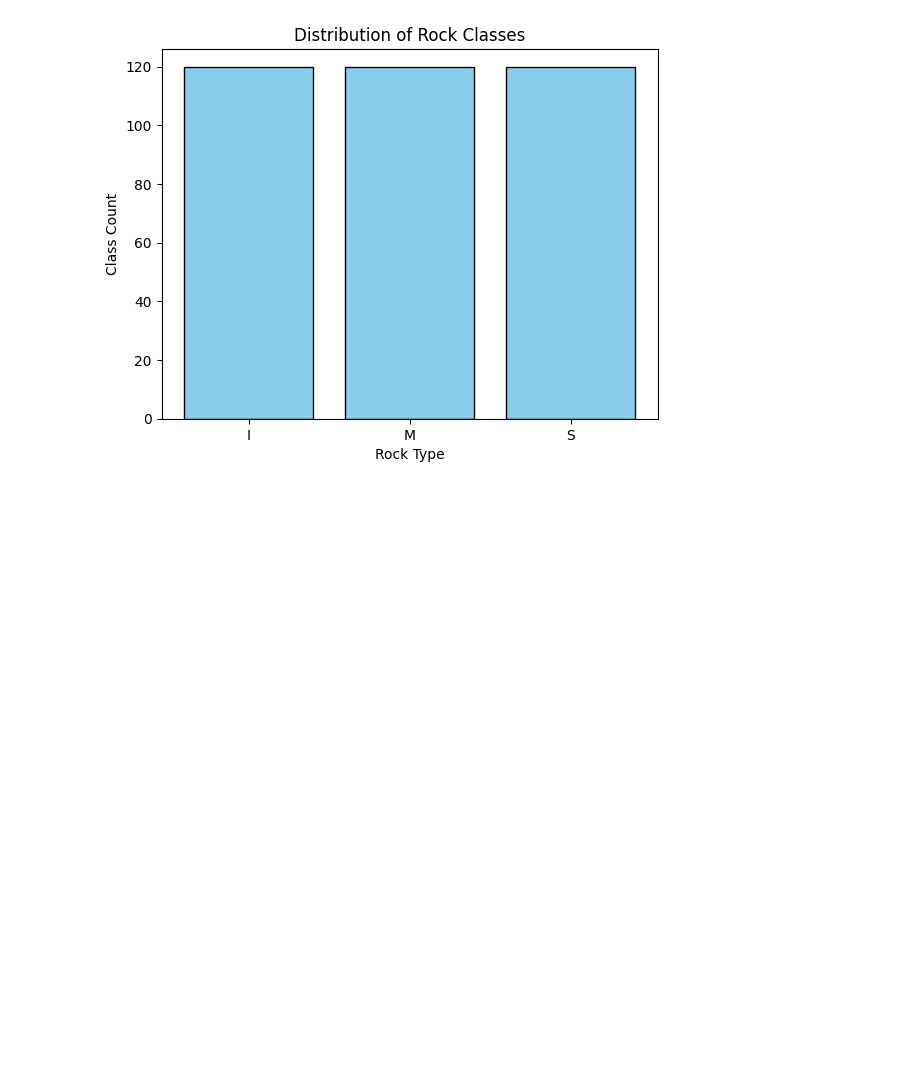
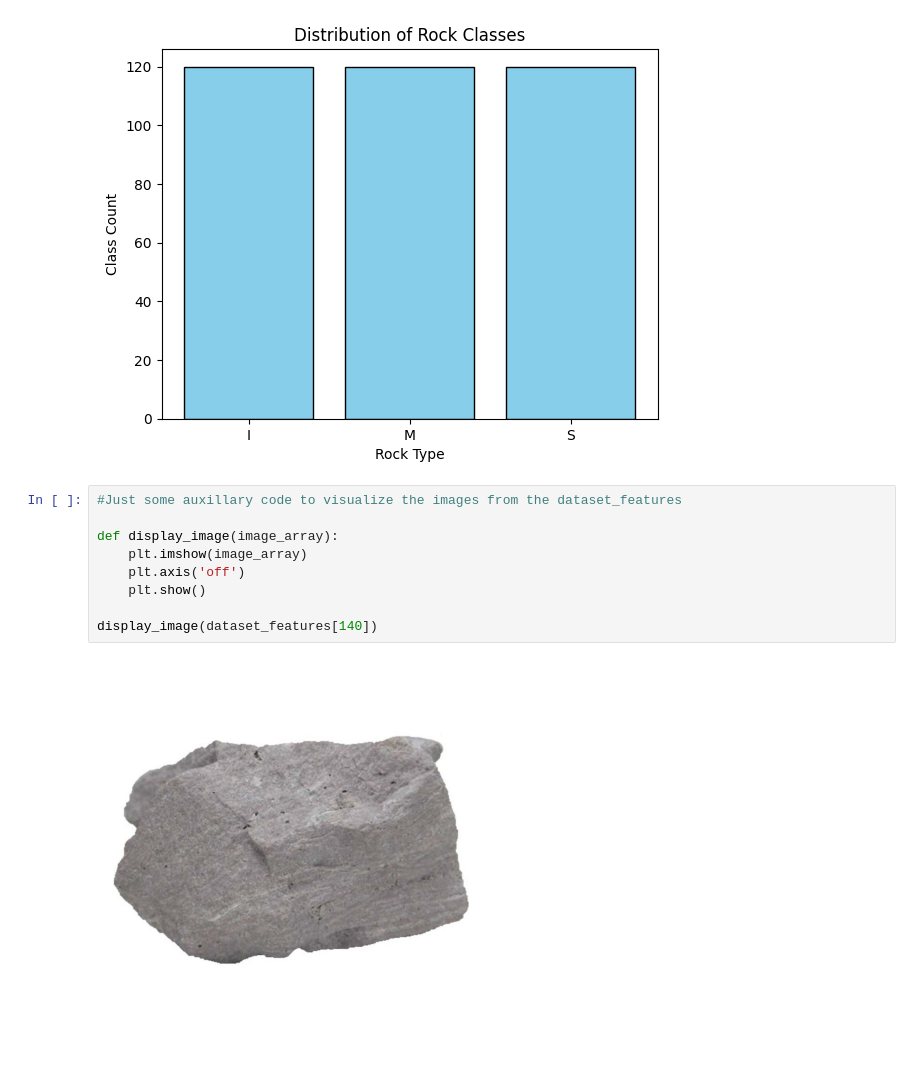
Before and after one commit to peterjheile/AML-HWK3-Q1, a Jupyter notebook: akanksha_part.ipynb, the cells around one changed output. Drawn from its saved outputs; the diff is of its cells as text; blank space fills up the shorter version.

Commit message:
some_auxillary_visualization_codes

```diff
--- a/akanksha_part.ipynb
+++ b/akanksha_part.ipynb
@@ -70,3 +70,14 @@ print(f"Total Classes: {len(classes)}")
 # %% [output]
 Total Classes: 3
 [figure]
+# %%
+#Just some auxillary code to visualize the images from the dataset_features
+
+def display_image(image_array):
+    plt.imshow(image_array)
+    plt.axis('off')
+    plt.show()
+
+display_image(dataset_features[140])
+# %% [output]
+[figure, added]
```
Also changed, not shown: parts of 4 cells of this notebook.
